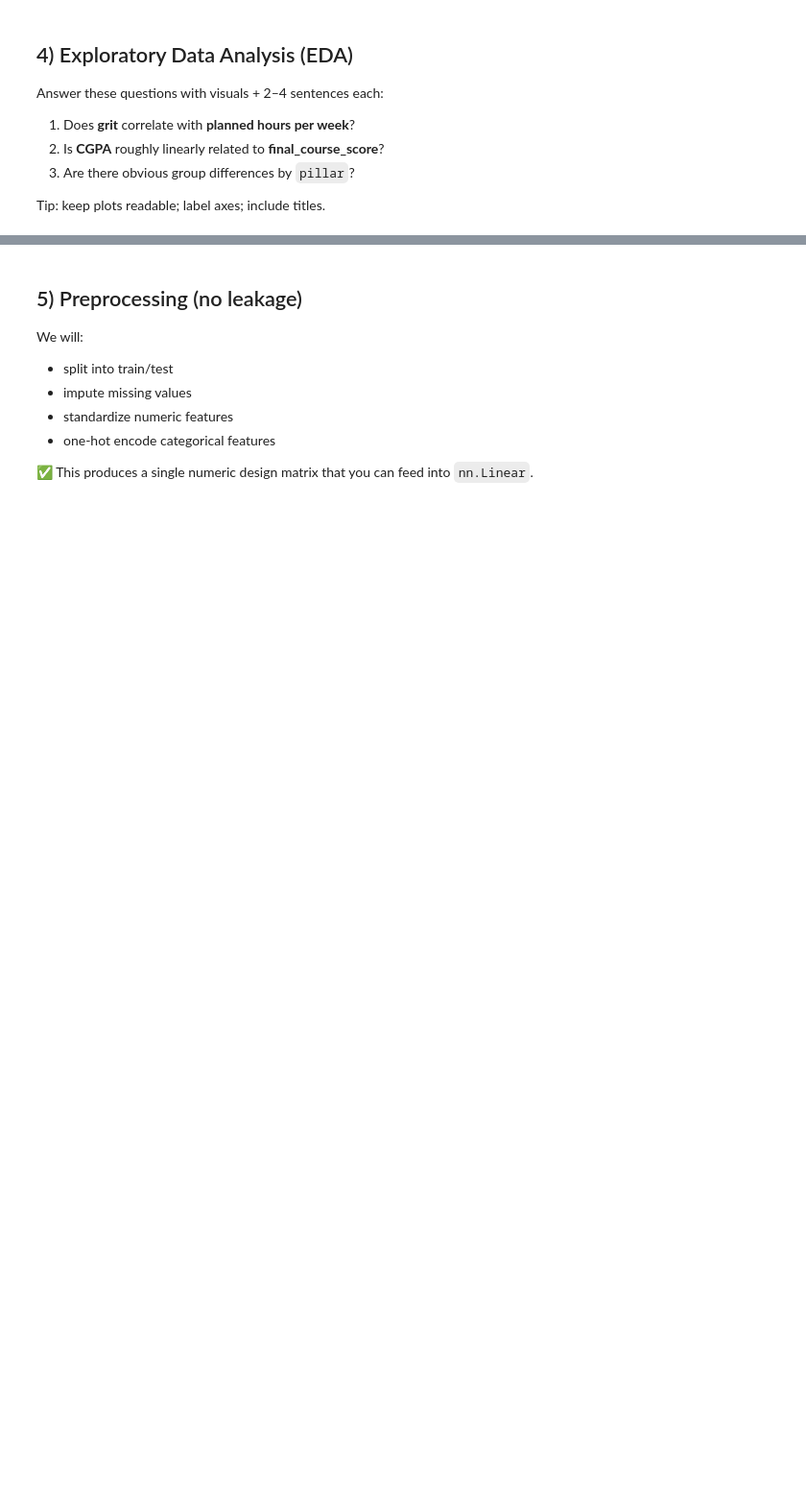
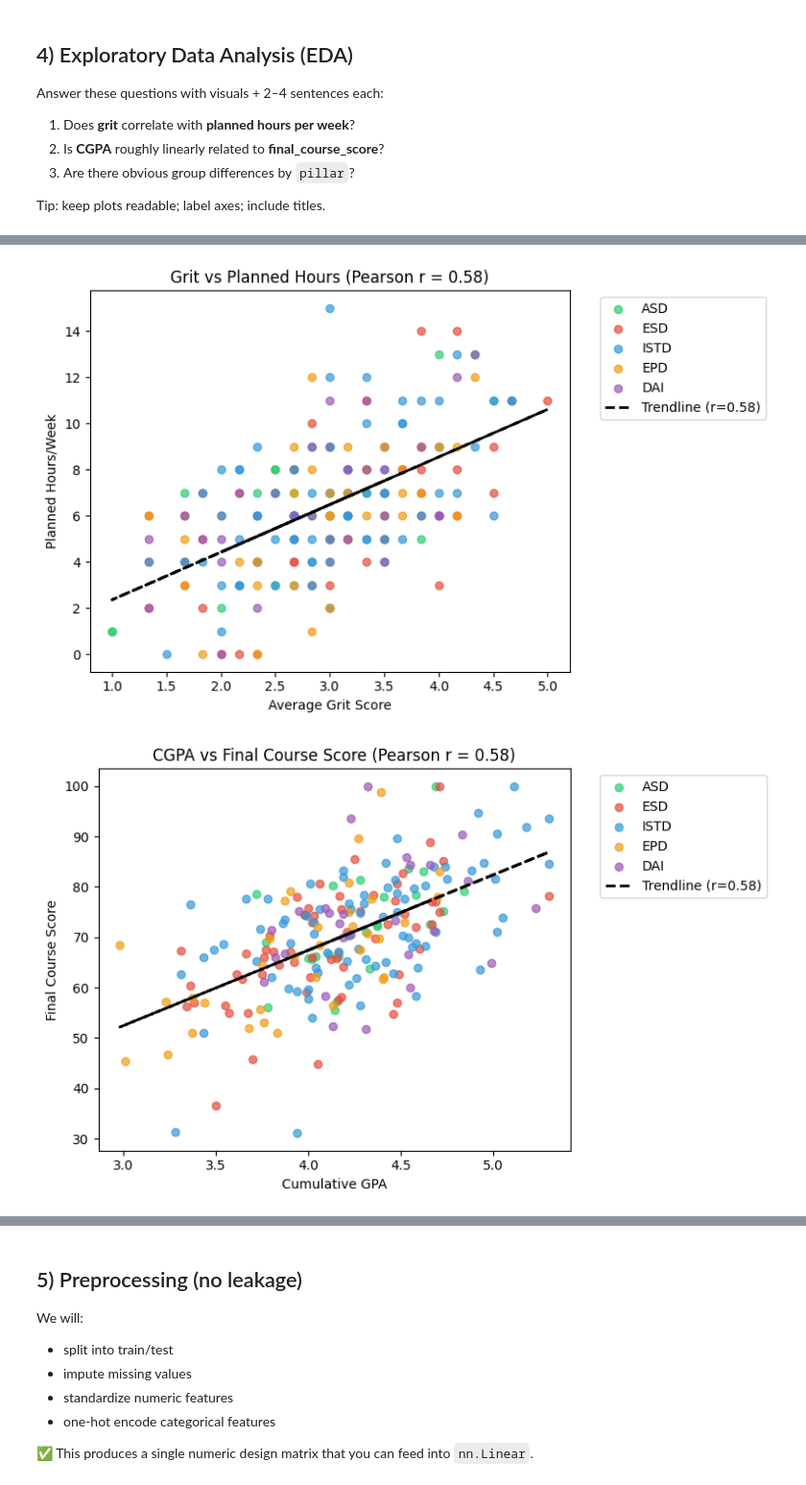
Before and after one commit to Yc1007942/cds_week4, a Jupyter notebook: cohort_analysis_eda(task2)/edm_task2.ipynb, the cells around one changed output, grey strips where cells are left out. Shown at 96% size. Drawn from its saved outputs; the diff is of its cells as text; code cells hidden in the pictures; blank space fills up the shorter version.

```diff
--- a/cohort_analysis_eda(task2)/edm_task2.ipynb
+++ b/cohort_analysis_eda(task2)/edm_task2.ipynb
@@ -189,0 +311,63 @@ plt.show()
+# %%
+from scipy.stats import pearsonr
+
+# 1. Define Pillar Colors for consistency
+PILLAR_COLORS = {
+    'ASD': '#2ecc71', # Green
+    'ESD': '#e74c3c', # Red
+    'ISTD': '#3498db', # Blue
+    'EPD': '#f39c12', # Orange
+    'DAI': '#9b59b6'  # Purple
+}
+pillars = ['ASD', 'ESD', 'ISTD', 'EPD', 'DAI']
+
+def plot_with_regression(df, x_col, y_col, title, x_label, y_label):
+    # Clean data (remove rows with NaNs in either column)
+    clean_df = df[[x_col, y_col, 'pillar']].dropna()
+
+    plt.figure(figsize=(8, 5))
+
+    # Calculate Pearson Correlation (r value)
+    r_val, _ = pearsonr(clean_df[x_col], clean_df[y_col])
+
+    # 1. Plot scatter points differentiated by pillar
+    for p in pillars:
+        subset = clean_df[clean_df['pillar'] == p]
+        plt.scatter(subset[x_col], subset[y_col],
+                    label=p, color=PILLAR_COLORS.get(p, 'grey'), alpha=0.7)
+
+    # 2. Add Linear Regression line (Trendline)
+    # y = mx + c
+    m, c = np.polyfit(clean_df[x_col], clean_df[y_col], 1)
+    plt.plot(clean_df[x_col], m * clean_df[x_col] + c, color='black',
+             linestyle='--', linewidth=2, label=f'Trendline (r={r_val:.2f})')
+
+    plt.xlabel(x_label)
+    plt.ylabel(y_label)
+    plt.title(f"{title} (Pearson r = {r_val:.2f})")
+    plt.grid(False) # Remove gridlines for a clean look
+    plt.legend(bbox_to_anchor=(1.05, 1), loc='upper left')
+    plt.tight_layout()
+    plt.show()
+
+# --- Execution ---
+
+# 4.1 Grit vs hours
+plot_with_regression(df, "avg_grit", "hours_per_week_planned",
+                     "Grit vs Planned Hours", "Average Grit Score", "Planned Hours/Week")
+
+# 4.2 CGPA vs final score
+plot_with_regression(df, "cgpa", "final_course_score",
+                     "CGPA vs Final Course Score", "Cumulative GPA", "Final Course Score")
+
+# 4.3 Group Differences by Pillar (Boxplot for clear group comparison)
+plt.figure(figsize=(8, 5))
+box_data = [df[df['pillar'] == p]['final_course_score'].dropna() for p in pillars]
+plt.boxplot(box_data, labels=pillars, patch_artist=True)
+plt.title("Final Course Score Distribution by Pillar")
+plt.ylabel("Final Course Score")
+plt.grid(False)
+plt.show()
+# %% [output]
+[figure, added]
+[figure, added]
```
Also changed, not shown: parts of 13 cells of this notebook, 1 other file.
